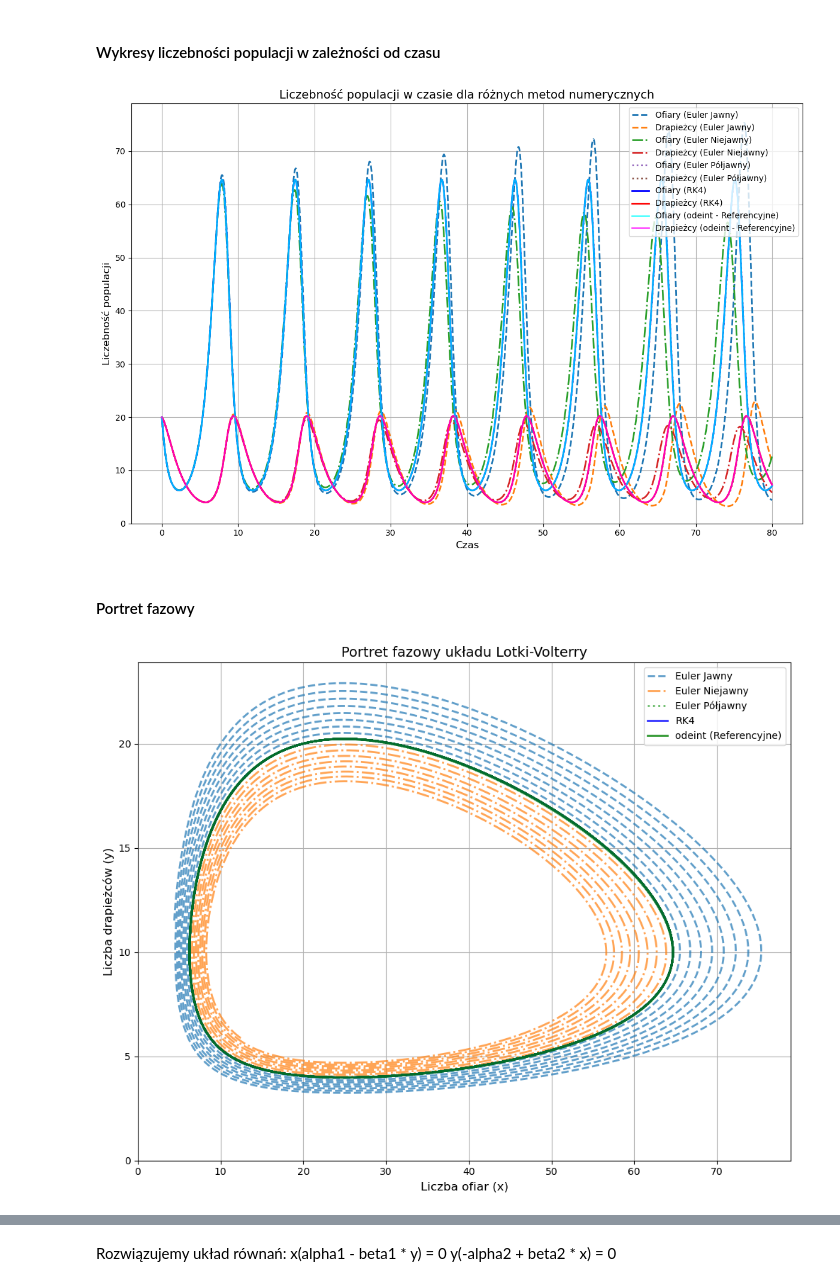
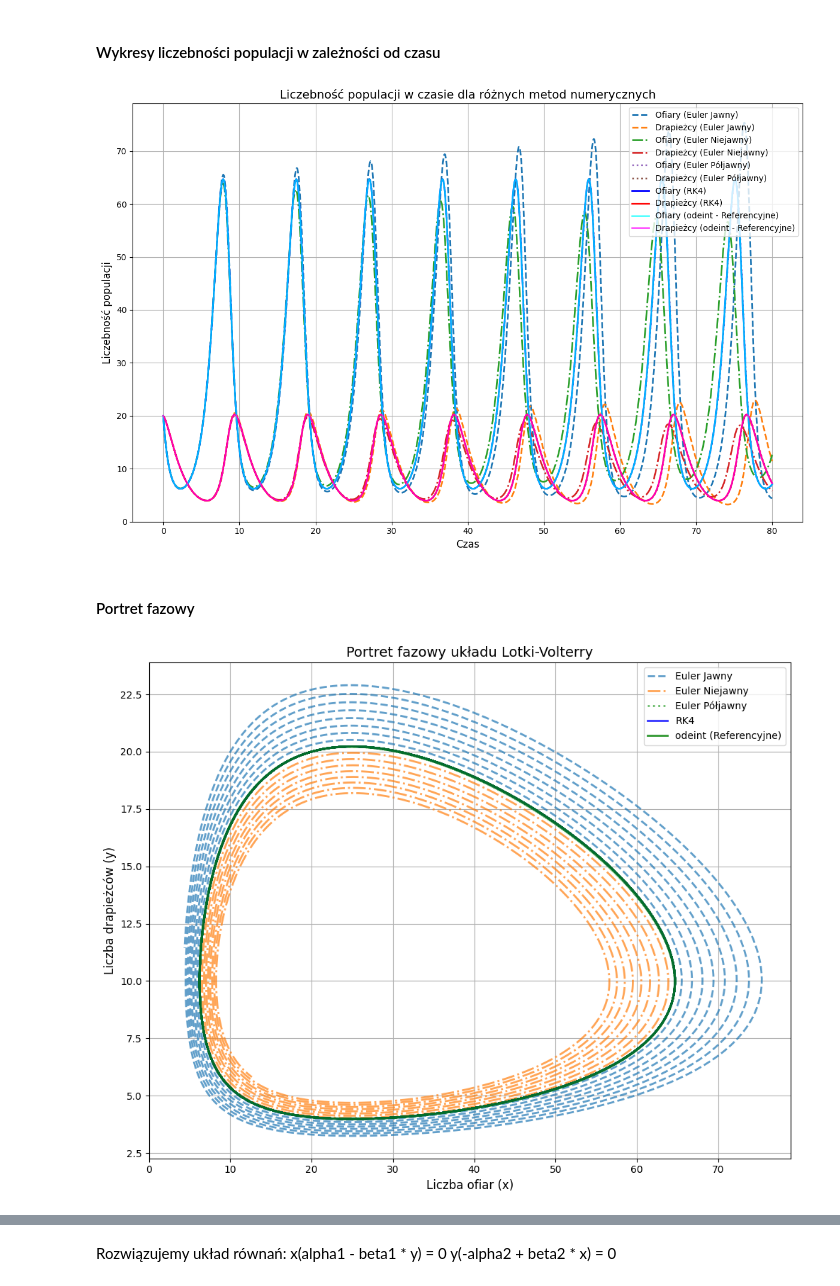
Before and after one commit to depebul/MOWNIT, a Jupyter notebook: lab10/mownit_lab10.ipynb, the cells around one changed output, grey strips where cells are left out. Saved outputs shown, nothing was run; the diff lists cells and outputs as text; code cells hidden in the pictures.

```diff
--- a/lab10/mownit_lab10.ipynb
+++ b/lab10/mownit_lab10.ipynb
@@ -78,9 +78,6 @@ def implicit_euler(func, initial_conditions, t_points, args):
     for i in range(num_steps - 1):
         current_x, current_y = x[i], y[i]
 
-        # Funkcja do rozwiązania dla fsolve: F(x_new, y_new) = [0, 0]
-        # x_new - x_old - dt * f(x_new, y_new) = 0
-        # y_new - y_old - dt * g(x_new, y_new) = 0
         def equations_to_solve(vars_next):
             x_next, y_next = vars_next
             dxdt_next, dydt_next = func([x_next, y_next], t_points[i + 1], *args)
@@ -88,19 +85,10 @@ def implicit_euler(func, initial_conditions, t_points, args):
             eq2 = y_next - current_y - dt * dydt_next
             return [eq1, eq2]
 
-        # Używamy bieżących wartości jako początkowego zgadnięcia dla fsolve
         solution = fsolve(equations_to_solve, [current_x, current_y])
         x[i + 1], y[i + 1] = solution
     return x, y
 
-
-# UWAGA: Metoda niejawna Eulera dla tego układu może być niestabilna bez odpowiedniego zgadnięcia początkowego
-# lub małego kroku czasowego, a także może wymagać bardzo precyzyjnych rozwiązań nieliniowych równań.
-# Dla dużych dt może nie zbiegać lub dawać nierealistyczne wyniki.
-# W przypadku Lotki-Volterry, która ma cykliczne rozwiązania, fsolve może mieć problemy ze znalezieniem prawidłowego rozwiązania
-# jeśli punkt początkowy jest zbyt odległy od rzeczywistego rozwiązania.
-# Dla celów demonstracyjnych i uniknięcia błędów, możemy ograniczyć dt lub użyć bardziej zaawansowanej metody do rozwiązywania równań nieliniowych.
-# Jeśli pojawi się błąd "The solution did not converge", oznacza to, że fsolve nie znalazł rozwiązania.
 try:
     x_euler_imp, y_euler_imp = implicit_euler(
         lotka_volterra, initial_conditions, time_points, params
@@ -113,7 +101,7 @@ except Exception as e:
     x_euler_imp, y_euler_imp = (
         np.full_like(time_points, np.nan),
         np.full_like(time_points, np.nan),
-    )  # Wypełnij NaN, jeśli nie udało się obliczyć
+    )
 # %% [markdown]
 #### Półjawna Metoda Eulera
  Użyjemy wersji:
@@ -247,34 +228,33 @@ plt.xlabel("Czas")
 plt.ylabel("Liczebność populacji")
 plt.grid(True)
 plt.legend()
-plt.ylim(bottom=0)  # Populacja nie może być ujemna
+plt.ylim(bottom=0)
 plt.tight_layout()
 plt.show()
 # %% [output]
-[figure, old version]
+[figure, new version]
 # %% [markdown]
 #### Portret fazowy
 # %%
 plt.figure(figsize=(10, 8))
 plt.plot(x_euler_exp, y_euler_exp, label="Euler Jawny", linestyle="--", alpha=0.7)
 if not np.all(np.isnan(x_euler_imp)):
     plt.plot(
         x_euler_imp, y_euler_imp, label="Euler Niejawny", linestyle="-.", alpha=0.7
     )
 plt.plot(
     x_euler_semi_imp, y_euler_semi_imp, label="Euler Półjawny", linestyle=":", alpha=0.7
 )
 plt.plot(x_rk4, y_rk4, label="RK4", color="blue", alpha=0.8)
 plt.plot(x_odeint, y_odeint, label="odeint (Referencyjne)", color="green", alpha=0.8)
 
 plt.title("Portret fazowy układu Lotki-Volterry")
 plt.xlabel("Liczba ofiar (x)")
 plt.ylabel("Liczba drapieżców (y)")
 plt.grid(True)
 plt.legend()
-plt.xlim(left=0)  # Populacja nie może być ujemna
-plt.ylim(bottom=0)  # Populacja nie może być ujemna
+plt.xlim(left=0)
 plt.tight_layout()
 plt.show()
 # %% [output]
-[figure, old version]
+[figure, new version]
```
Also changed, not shown: parts of 11 cells of this notebook.
